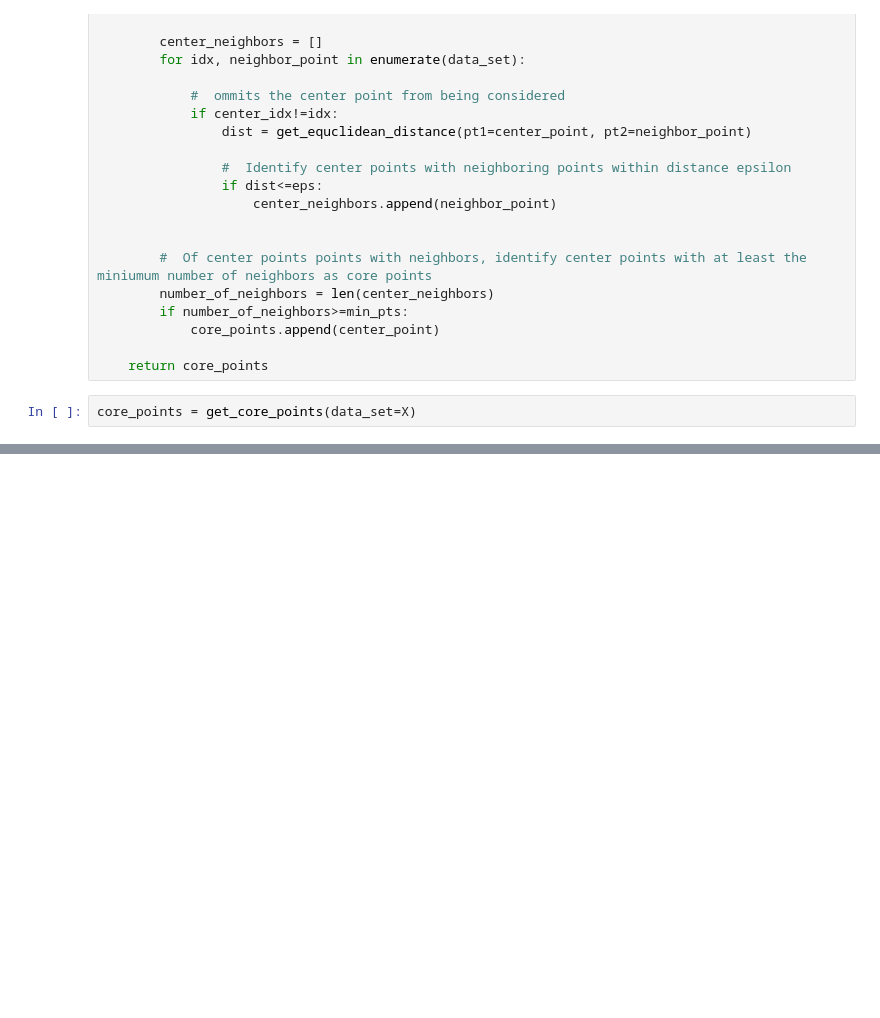
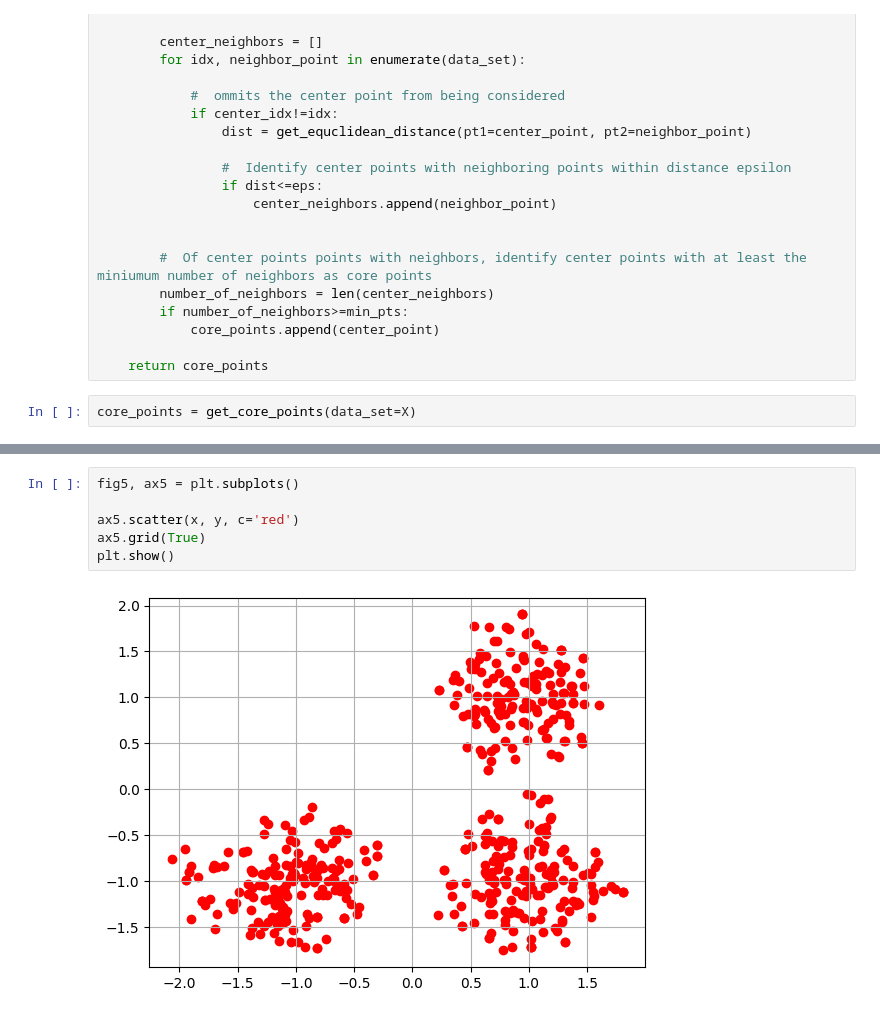
Before and after one commit to AndresDFlores/clustering_algorithms, a Jupyter notebook: density_based_clustering.ipynb, the cells around one changed output, grey strips where cells are left out. Drawn from its saved outputs; the diff is of its cells as text; blank space fills up the shorter version.

```diff
--- a/density_based_clustering.ipynb
+++ b/density_based_clustering.ipynb
@@ -70,0 +163,8 @@ plt.show()
+# %%
+fig5, ax5 = plt.subplots()
+
+ax5.scatter(x, y, c='red')
+ax5.grid(True)
+plt.show()
+# %% [output]
+[figure, added]
```
Also changed, not shown: parts of 18 cells of this notebook.
